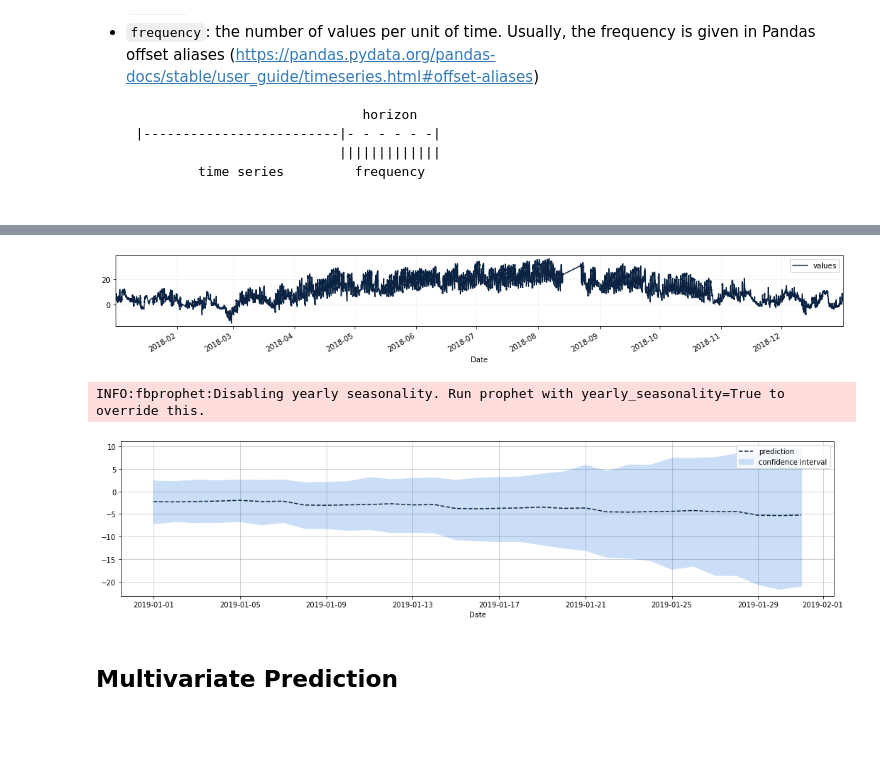
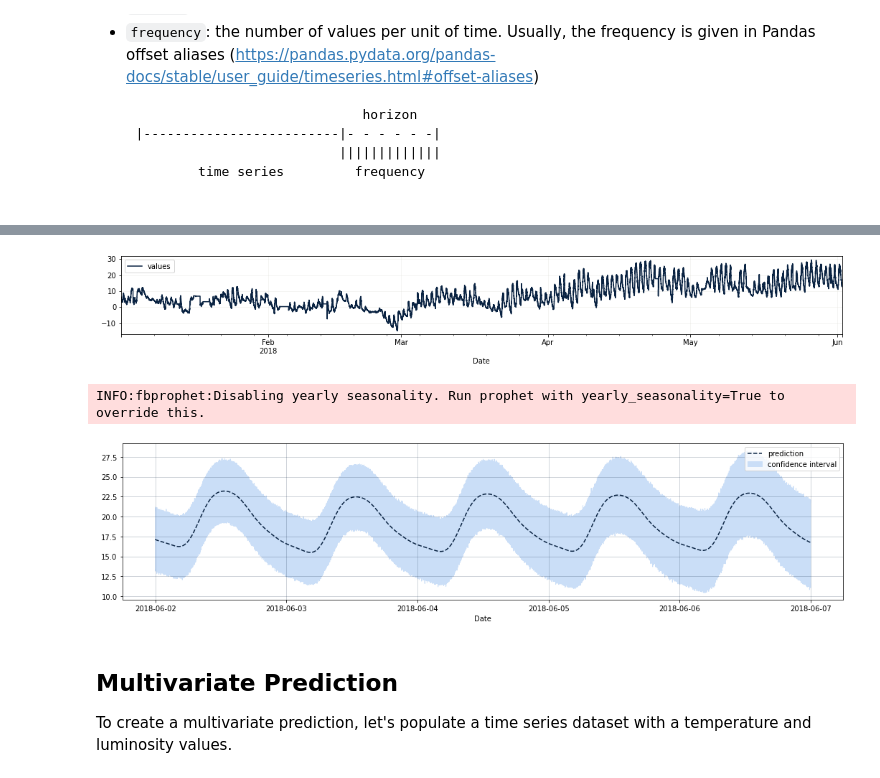
Before and after one commit to timeatlas-dev/timeatlas, a Jupyter notebook: notebooks/model-with-prophet.ipynb, the cells around one changed output, grey strips where cells are left out. Drawn from its saved outputs; the diff is of its cells as text; code cells hidden in the pictures; blank space fills up the shorter version.

Commit message:
Add examples of predictions in prophet notebook

```diff
--- a/notebooks/model-with-prophet.ipynb
+++ b/notebooks/model-with-prophet.ipynb
@@ -32,4 +30,4 @@ my_series = pd.DataFrame(data=my_series["value"].values,
 my_series.index = my_series.index.round("S")
 # %%
 # Create TimeSeries
-ts = ta.TimeSeries(my_series)["2018"]
+ts = ta.TimeSeries(my_series)["2018-01-01":"2018-06-01"]
@@ -40,7 +34,9 @@ ts.boundaries()
+# %%
+ts = ts.resample("min", method="pad").group_by("min")
 # %%
 ts.plot()
 # %% [output]
-[figure, old version]
+[figure, new version]
 # %%
 ## Model Creation
 m = ta.models.Prophet()
@@ -50,13 +46,15 @@ m.fit(ts)
 # %% [output]
 INFO:fbprophet:Disabling yearly seasonality. Run prophet with yearly_seasonality=True to override this.
 # %%
-# Predict 4 days after the data's last time stamp
-Y_hat = m.predict('30 days')
+# Predict 5 days after the data's last time stamp
+Y_hat = m.predict('5 days')
 Y_hat.plot()
 # %% [output]
-[figure, old version]
+[figure, new version]
-# %% [markdown]
-## Multivariate Prediction
+# %% [markdown]
+## Multivariate Prediction
+
+To create a multivariate prediction, let's populate a time series dataset with a temperature and luminosity values.
 # %%
 # Temperature
 ts_1 = pd.read_csv("../data/bbdata-weather/4652.csv")
```
Also changed, not shown: parts of 25 cells of this notebook.
